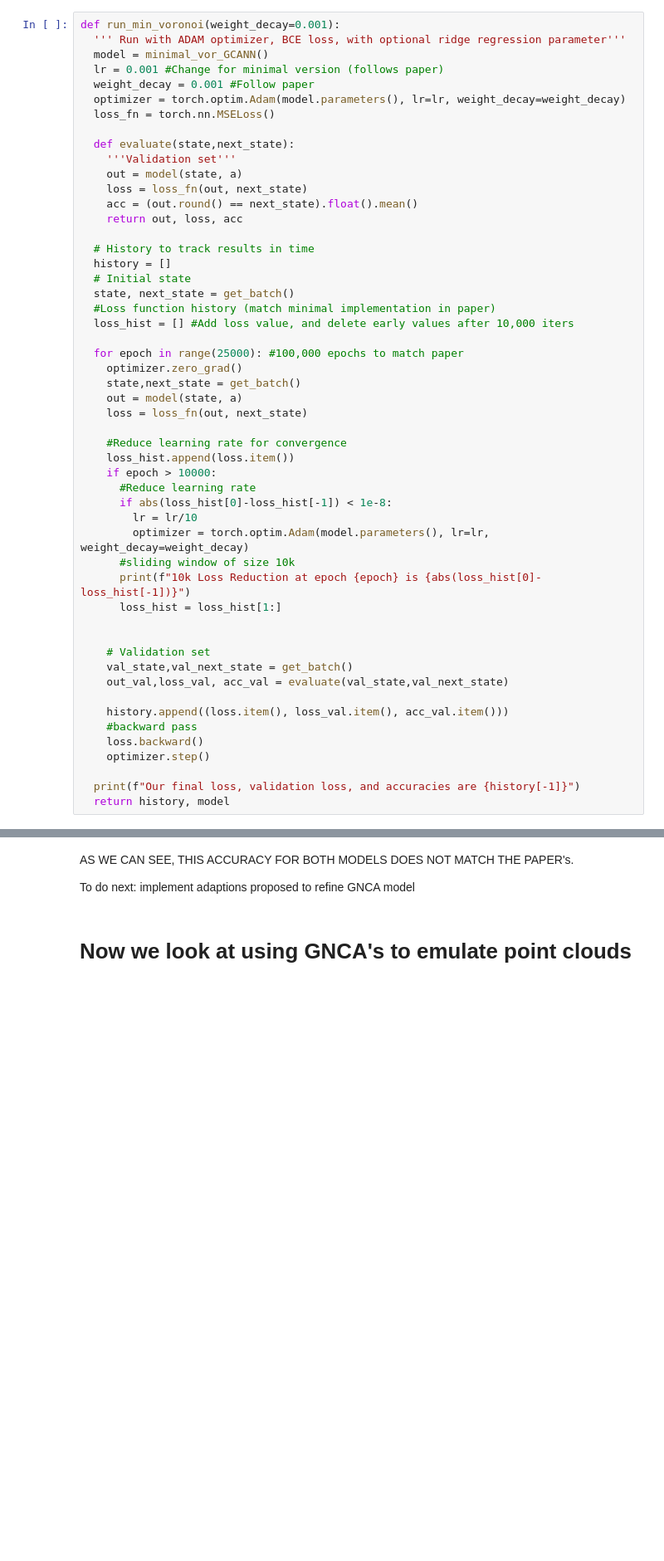
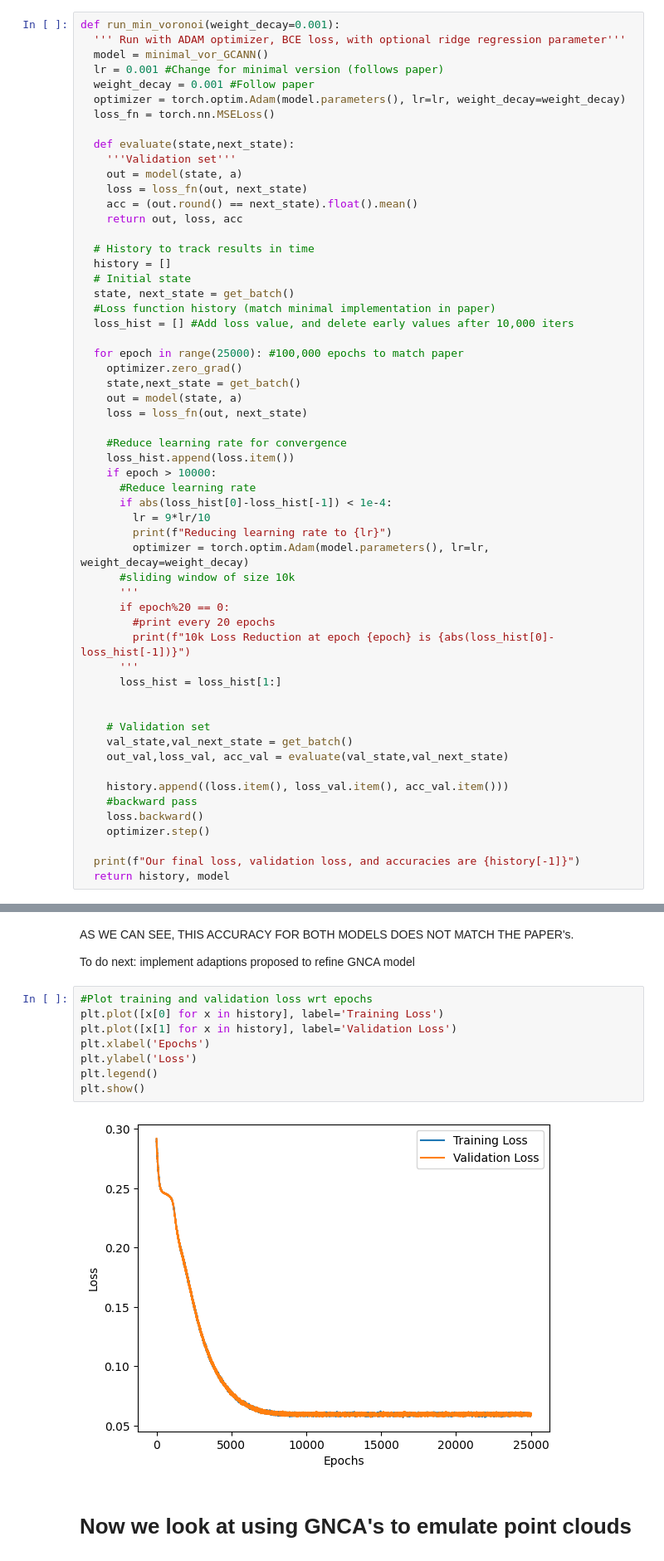
Before and after one commit to SimplySnap/GNCA, a Jupyter notebook: voronoi_GCA.ipynb, the cells around one changed output, grey strips where cells are left out. Shown at 83% size. Saved outputs shown, nothing was run; the diff lists cells and outputs as text; blank space fills up the shorter version.

```diff
--- a/voronoi_GCA.ipynb
+++ b/voronoi_GCA.ipynb
@@ -313,11 +313,16 @@ def run_min_voronoi(weight_decay=0.001):
     loss_hist.append(loss.item())
     if epoch > 10000:
       #Reduce learning rate
-      if abs(loss_hist[0]-loss_hist[-1]) < 1e-8:
-        lr = lr/10
+      if abs(loss_hist[0]-loss_hist[-1]) < 1e-4:
+        lr = 9*lr/10
+        print(f"Reducing learning rate to {lr}")
         optimizer = torch.optim.Adam(model.parameters(), lr=lr, weight_decay=weight_decay)
       #sliding window of size 10k
-      print(f"10k Loss Reduction at epoch {epoch} is {abs(loss_hist[0]-loss_hist[-1])}")
+      '''
+      if epoch%20 == 0:
+        #print every 20 epochs
+        print(f"10k Loss Reduction at epoch {epoch} is {abs(loss_hist[0]-loss_hist[-1])}")
+      '''
       loss_hist = loss_hist[1:]
 
 
@@ -453,6 +478,16 @@ Final accuracy: 0.6563281416893005
 AS WE CAN SEE, THIS ACCURACY FOR BOTH MODELS DOES NOT MATCH THE PAPER's.
 
 To do next: implement adaptions proposed to refine GNCA model
+# %%
+#Plot training and validation loss wrt epochs
+plt.plot([x[0] for x in history], label='Training Loss')
+plt.plot([x[1] for x in history], label='Validation Loss')
+plt.xlabel('Epochs')
+plt.ylabel('Loss')
+plt.legend()
+plt.show()
+# %% [output]
+[figure, added]
 # %% [markdown]
 # Now we look at using GNCA's to emulate point clouds
 # %% [markdown]
```
Also changed, not shown: parts of 2 cells of this notebook.
